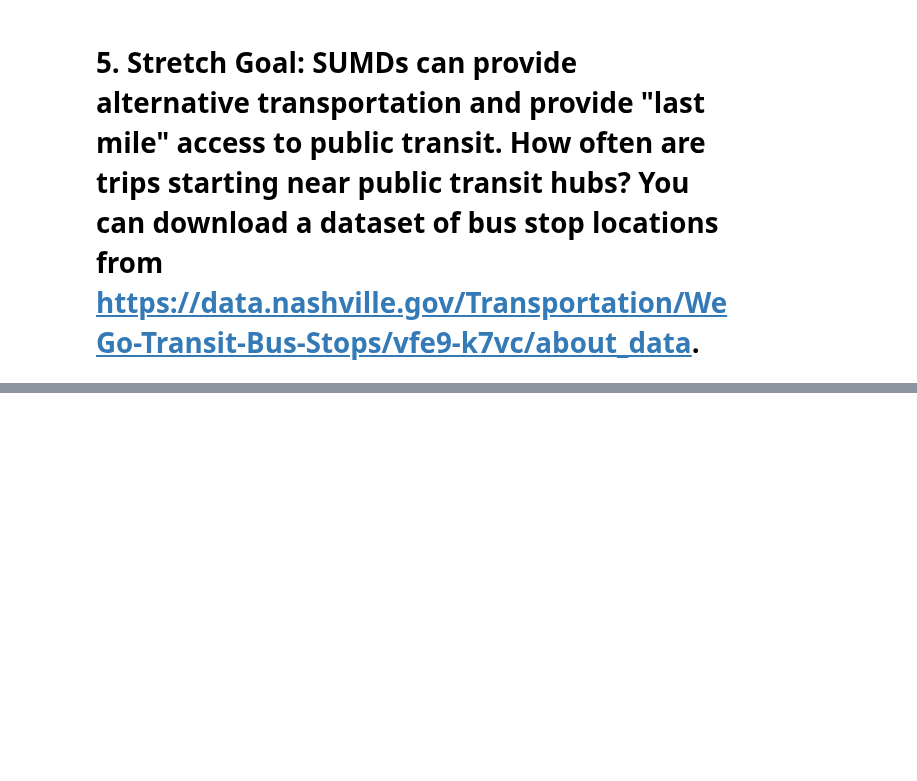
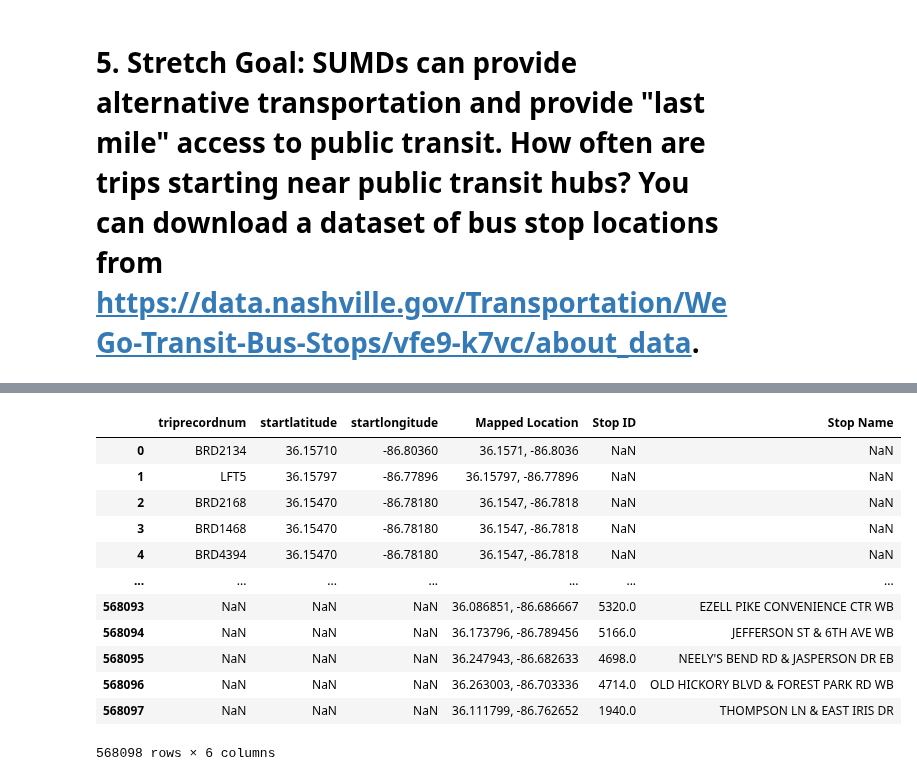
Before and after one commit to NSS-Data-Analytics-Cohort-11/scooters-hot_honey, a Jupyter notebook: notebook/Scooters.ipynb, the cells around one changed output, grey strips where cells are left out. Cells and saved outputs as stored; diff of their text form; code cells hidden in the pictures; blank space fills up the shorter version.

```diff
--- a/notebook/Scooters.ipynb
+++ b/notebook/Scooters.ipynb
@@ -879,0 +1089,2 @@ Name: count, dtype: int64
+# %%
+trips_start_loc = tripsdf[['triprecordnum', 'startlatitude', 'startlongitude']]
@@ -879,0 +1136,2 @@ Name: count, dtype: int64
+# %%
+trips_start_loc['Mapped Location'] = [', '.join(str(x) for x in y) for y in map(tuple, trips_start_loc[['startlatitude', 'startlongitude']].values)]
@@ -879,0 +1187,4 @@ Name: count, dtype: int64
+# %%
+busstops_loc['Mapped Location'] = busstops_loc['Mapped Location'].str.replace("(", "")
+busstops_loc['Mapped Location'] = busstops_loc['Mapped Location'].str.replace(")", "")
+busstops_loc
@@ -879,0 +1215,18 @@ Name: count, dtype: int64
+# %%
+trips_near_busstops = trips_start_loc.merge(busstops_loc, how = 'outer', on = 'Mapped Location')
+# %%
+trips_near_busstops
+# %% [output]
+|  | triprecordnum | startlatitude | startlongitude | Mapped Location | Stop ID | Stop Name |
+| 0 | BRD2134 | 36.15710 | -86.80360 | 36.1571, -86.8036 | NaN | NaN |
+| 1 | LFT5 | 36.15797 | -86.77896 | 36.15797, -86.77896 | NaN | NaN |
+| 2 | BRD2168 | 36.15470 | -86.78180 | 36.1547, -86.7818 | NaN | NaN |
+| 3 | BRD1468 | 36.15470 | -86.78180 | 36.1547, -86.7818 | NaN | NaN |
+| 4 | BRD4394 | 36.15470 | -86.78180 | 36.1547, -86.7818 | NaN | NaN |
+| ... | ... | ... | ... | ... | ... | ... |
+| 568093 | NaN | NaN | NaN | 36.086851, -86.686667 | 5320.0 | EZELL PIKE CONVENIENCE CTR WB |
+| 568094 | NaN | NaN | NaN | 36.173796, -86.789456 | 5166.0 | JEFFERSON ST & 6TH AVE WB |
+| 568095 | NaN | NaN | NaN | 36.247943, -86.682633 | 4698.0 | NEELY'S BEND RD & JASPERSON DR EB |
+| 568096 | NaN | NaN | NaN | 36.263003, -86.703336 | 4714.0 | OLD HICKORY BLVD & FOREST PARK RD WB |
+| 568097 | NaN | NaN | NaN | 36.111799, -86.762652 | 1940.0 | THOMPSON LN & EAST IRIS DR |
+568098 rows × 6 columns
```
Also changed, not shown: parts of 35 cells of this notebook.
